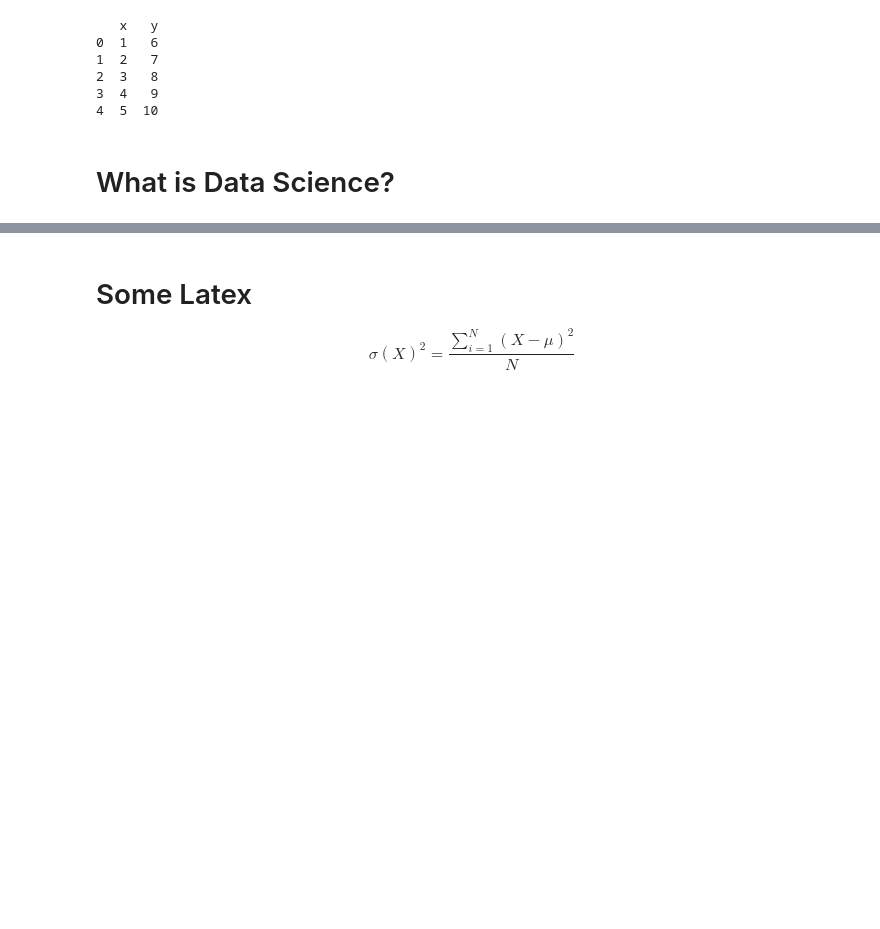
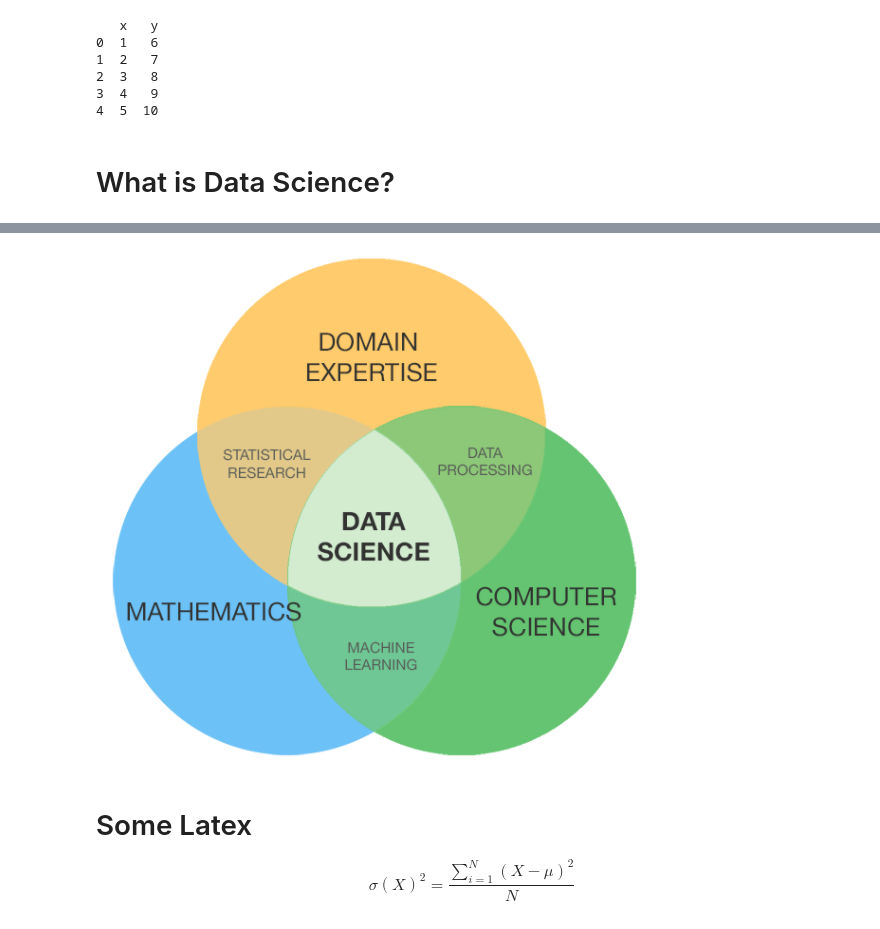
Before and after one commit to gsimchoni/Intro2DS, a Jupyter notebook: class/introduction/test.ipynb, the cells around one changed output, grey strips where cells are left out. Saved outputs shown, nothing was run; the diff lists cells and outputs as text; code cells hidden in the pictures; blank space fills up the shorter version.

```diff
--- a/class/introduction/test.ipynb
+++ b/class/introduction/test.ipynb
@@ -36,3 +34,8 @@ print(df)
+# %%
+from IPython.display import display, Image
+display(Image(filename='images/data_science_venn.png'))
+# %% [output]
+[figure, added]
 # %% [markdown]
 # Some Latex
 
```
Also changed, not shown: parts of 1 cell of this notebook, 1 other file.
